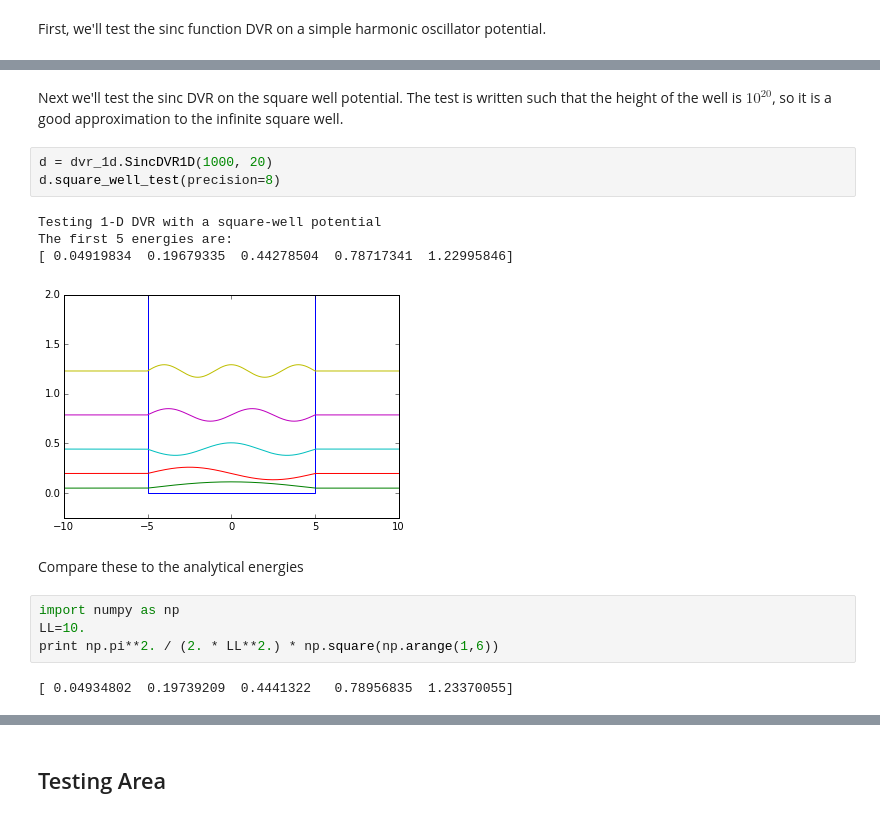
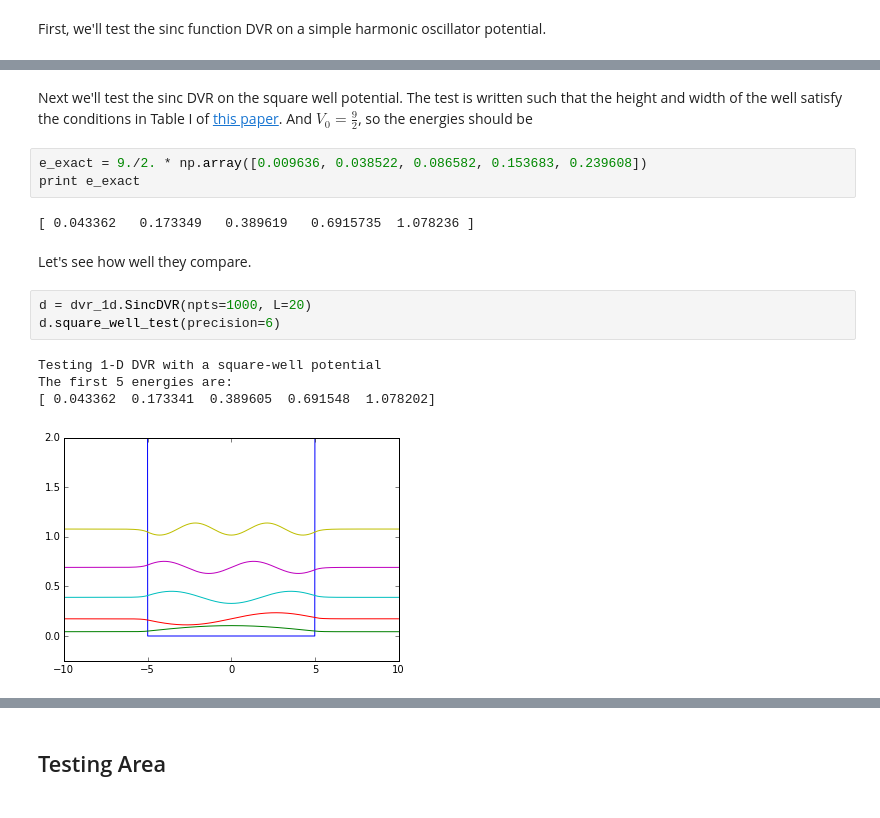
Before and after one commit to richford/dvr_py, a Jupyter notebook: dvr_1d_demo.ipynb, the cells around one changed output, grey strips where cells are left out. Saved outputs shown, nothing was run; the diff lists cells and outputs as text.

```diff
--- a/dvr_1d_demo.ipynb
+++ b/dvr_1d_demo.ipynb
@@ -25,18 +38,17 @@ The first 5 energies are:
 # %% [markdown]
-Next we'll test the sinc DVR on the square well potential. The test is written such that the height of the well is $10^{20}$, so it is a good approximation to the infinite square well.
+Next we'll test the sinc DVR on the square well potential. The test is written such that the height and width of the well satisfy the conditions in Table I of [this paper](http://pilotscholars.up.edu/cgi/viewcontent.cgi?article=1006&context=phy_facpubs). And $V_0 = \frac{9}{2}$, so the energies should be
+# %%
+e_exact = 9./2. * np.array([0.009636, 0.038522, 0.086582, 0.153683, 0.239608])
+print e_exact
+# %% [output]
+[ 0.043362   0.173349   0.389619   0.6915735  1.078236 ]
+# %% [markdown]
+Let's see how well they compare.
 # %%
-d = dvr_1d.SincDVR1D(1000, 20)
-d.square_well_test(precision=8)
+d = dvr_1d.SincDVR(npts=1000, L=20)
+d.square_well_test(precision=6)
 # %% [output]
 Testing 1-D DVR with a square-well potential
 The first 5 energies are:
-[ 0.04919834  0.19679335  0.44278504  0.78717341  1.22995846]
+[ 0.043362  0.173341  0.389605  0.691548  1.078202]
-[figure, old version]
+[figure, new version]
-# %% [markdown]
-Compare these to the analytical energies
-# %%
-import numpy as np
-LL=10.
-print np.pi**2. / (2. * LL**2.) * np.square(np.arange(1,6))
-# %% [output]
-[ 0.04934802  0.19739209  0.4441322   0.78956835  1.23370055]
```
Also changed, not shown: parts of 11 cells of this notebook, 1 other file.
